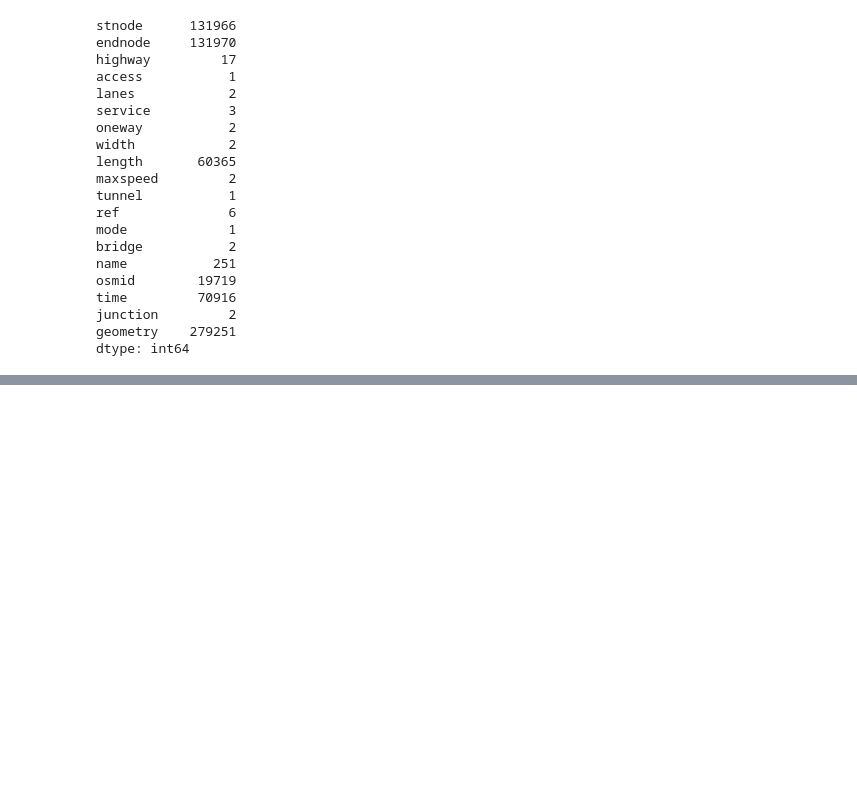
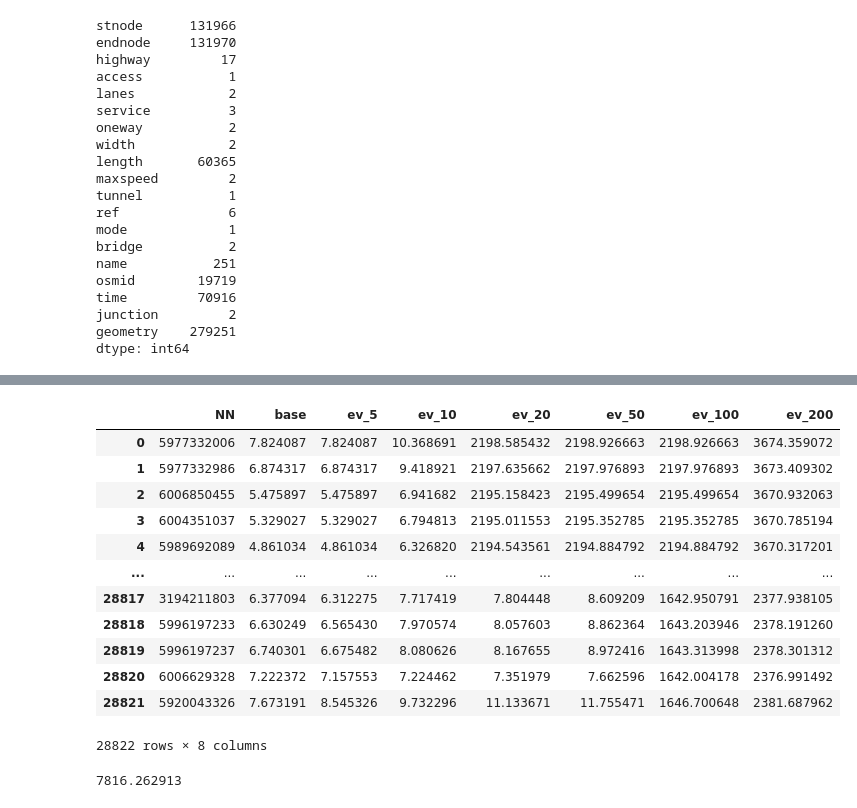
Before and after one commit to ccsuehara/ghana_access, a Jupyter notebook: scripts/create_graph.ipynb, the cells around one changed output, grey strips where cells are left out. Cells and saved outputs as stored; diff of their text form; code cells hidden in the pictures; blank space fills up the shorter version.

```diff
--- a/scripts/create_graph.ipynb
+++ b/scripts/create_graph.ipynb
@@ -259,0 +341,19 @@ gTime_edge_gdf.shape
+# %%
+OD_to_dest_b = {}
+OD_to_dest_5y = {}
+OD_to_dest_10y = {}
+OD_to_dest_20y = {}
+OD_to_dest_50y = {}
+OD_to_dest_100y = {}
+OD_to_dest_200y = {}
+
+
+
+for key in destinations:
+    OD_to_dest_b[key] = create_poi_and_df(lst_places[key], OD_df_b, key)
+    OD_to_dest_5y[key] = create_poi_and_df(lst_places[key], OD_df_5yr, key)
+    OD_to_dest_10y[key] = create_poi_and_df(lst_places[key], OD_df_10yr, key)
+    OD_to_dest_20y[key] = create_poi_and_df(lst_places[key], OD_df_20yr, key)
+    OD_to_dest_50y[key] = create_poi_and_df(lst_places[key], OD_df_50yr, key)
+    OD_to_dest_100y[key] = create_poi_and_df(lst_places[key], OD_df_100yr, key)
+    OD_to_dest_200y[key] = create_poi_and_df(lst_places[key], OD_df_200yr, key)
@@ -259,0 +378,39 @@ gTime_edge_gdf.shape
+# %%
+
+dic_od_df = {'base': OD_to_dest_b,
+              'ev_5': OD_to_dest_5y,
+              'ev_10': OD_to_dest_10y,
+              'ev_20': OD_to_dest_20y,
+              'ev_50': OD_to_dest_50y,
+              'ev_100': OD_to_dest_100y,
+              'ev_200': OD_to_dest_200y}
+
+dic_all = {}
+
+for place in destinations[:1]:
+    new_df = pd.DataFrame()
+    new_df['NN'] = gdf_popu.NN.unique()
+    for key, val in dic_od_df.items():
+        new_df = new_df.merge(val[place], on = 'NN', how = 'left')
+        new_df.rename(columns = {place: key }, inplace = True)
+    dic_all[place] = new_df
+# %%
+dic_all['schools']
+# %% [output]
+|  | NN | base | ev_5 | ev_10 | ev_20 | ev_50 | ev_100 | ev_200 |
+| 0 | 5977332006 | 7.824087 | 7.824087 | 10.368691 | 2198.585432 | 2198.926663 | 2198.926663 | 3674.359072 |
+| 1 | 5977332986 | 6.874317 | 6.874317 | 9.418921 | 2197.635662 | 2197.976893 | 2197.976893 | 3673.409302 |
+| 2 | 6006850455 | 5.475897 | 5.475897 | 6.941682 | 2195.158423 | 2195.499654 | 2195.499654 | 3670.932063 |
+| 3 | 6004351037 | 5.329027 | 5.329027 | 6.794813 | 2195.011553 | 2195.352785 | 2195.352785 | 3670.785194 |
+| 4 | 5989692089 | 4.861034 | 4.861034 | 6.326820 | 2194.543561 | 2194.884792 | 2194.884792 | 3670.317201 |
+| ... | ... | ... | ... | ... | ... | ... | ... | ... |
+| 28817 | 3194211803 | 6.377094 | 6.312275 | 7.717419 | 7.804448 | 8.609209 | 1642.950791 | 2377.938105 |
+| 28818 | 5996197233 | 6.630249 | 6.565430 | 7.970574 | 8.057603 | 8.862364 | 1643.203946 | 2378.191260 |
+| 28819 | 5996197237 | 6.740301 | 6.675482 | 8.080626 | 8.167655 | 8.972416 | 1643.313998 | 2378.301312 |
+| 28820 | 6006629328 | 7.222372 | 7.157553 | 7.224462 | 7.351979 | 7.662596 | 1642.004178 | 2376.991492 |
+| 28821 | 5920043326 | 7.673191 | 8.545326 | 9.732296 | 11.133671 | 11.755471 | 1646.700648 | 2381.687962 |
+28822 rows × 8 columns
+# %%
+populatio
+# %% [output]
+7816.262913
```
Also changed, not shown: parts of 18 cells of this notebook.
